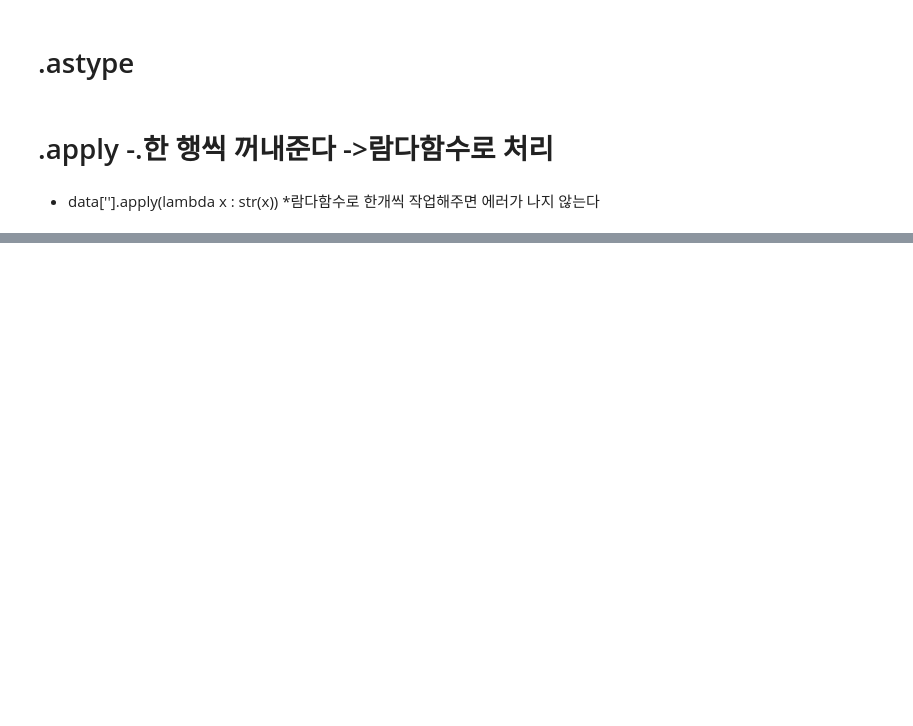
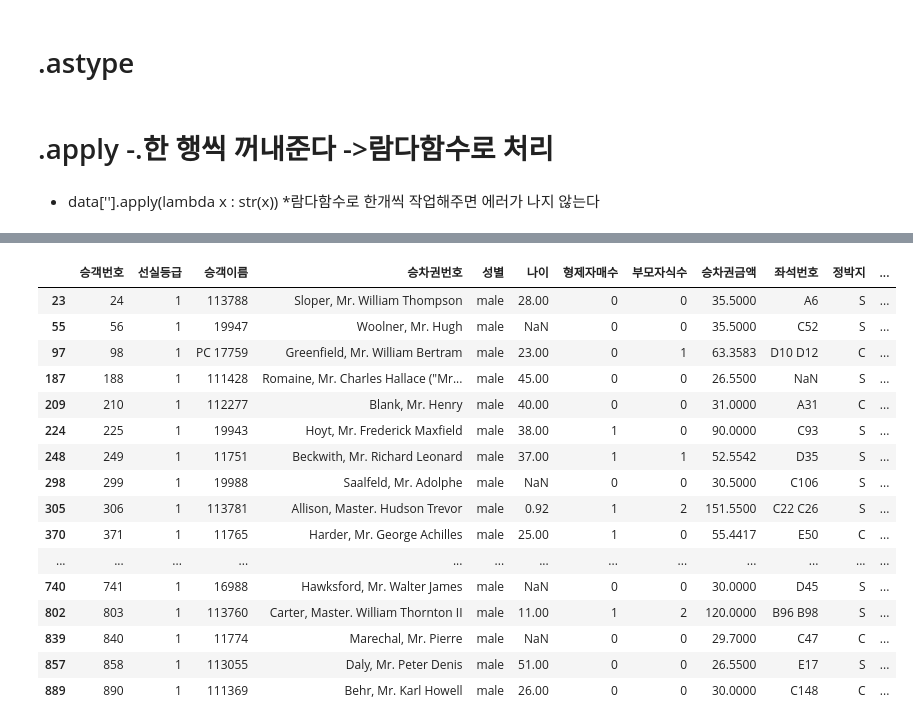
Before and after one commit to haezeong/fintech_service, a Jupyter notebook: 06_machine_learning/02_pandas_사용법.ipynb, the cells around one changed output, grey strips where cells are left out. Cells and saved outputs as stored; diff of their text form; code cells hidden in the pictures; blank space fills up the shorter version.

```diff
--- a/06_machine_learning/02_pandas_사용법.ipynb
+++ b/06_machine_learning/02_pandas_사용법.ipynb
@@ -1600,3 +1602,6 @@ data_1
 | 889 | 890 | Behr, Mr. Karl Howell | 1 | 111369 | male | 26.0 | 30.0000 | C148 | C | 1 | 0 | ... |
 | 890 | 891 | Dooley, Mr. Patrick | 3 | 370376 | male | 32.0 | 7.7500 | NaN | Q | 0 | 0 | ... |
 891 rows × 12 columns
+# %%
+data['승객번호'] = data['승객번호'].astype('str')
+data
@@ -1602,0 +1610,4 @@ data_1
+# %%
+data['승객번호'] = data['승객번호'].astype('float32')
+# %%
+data['승객번호'] = data['승객번호'].apply(lambda x: str(x))
@@ -1640,3 +1655,5 @@ memory usage: 69.7+ KB
 # %% [markdown]
 * data[''].apply(lambda x : str(x))
 *람다함수로 한개씩 작업해주면 에러가 나지 않는다
+# %%
+data['승객번호'] = data['승객번호'].apply(lambda x: float(x))
@@ -1642,0 +1732,21 @@ memory usage: 69.7+ KB
+# %%
+#성별이 남성이고, 선실등급1, 생존여부 1인 사람 찾기
+data[ (data['성별']=='male') &(data['선실등급'] == 1) & (data['생존여부']==1)]
+# %% [output]
+|  | 승객번호 | 선실등급 | 승객이름 | 승차권번호 | 성별 | 나이 | 형제자매수 | 부모자식수 | 승차권금액 | 좌석번호 | 정박지 | ... |
+| 23 | 24 | 1 | 113788 | Sloper, Mr. William Thompson | male | 28.00 | 0 | 0 | 35.5000 | A6 | S | ... |
+| 55 | 56 | 1 | 19947 | Woolner, Mr. Hugh | male | NaN | 0 | 0 | 35.5000 | C52 | S | ... |
+| 97 | 98 | 1 | PC 17759 | Greenfield, Mr. William Bertram | male | 23.00 | 0 | 1 | 63.3583 | D10 D12 | C | ... |
+| 187 | 188 | 1 | 111428 | Romaine, Mr. Charles Hallace ("Mr... | male | 45.00 | 0 | 0 | 26.5500 | NaN | S | ... |
+| 209 | 210 | 1 | 112277 | Blank, Mr. Henry | male | 40.00 | 0 | 0 | 31.0000 | A31 | C | ... |
+| 224 | 225 | 1 | 19943 | Hoyt, Mr. Frederick Maxfield | male | 38.00 | 1 | 0 | 90.0000 | C93 | S | ... |
+| 248 | 249 | 1 | 11751 | Beckwith, Mr. Richard Leonard | male | 37.00 | 1 | 1 | 52.5542 | D35 | S | ... |
+| 298 | 299 | 1 | 19988 | Saalfeld, Mr. Adolphe | male | NaN | 0 | 0 | 30.5000 | C106 | S | ... |
+| 305 | 306 | 1 | 113781 | Allison, Master. Hudson Trevor | male | 0.92 | 1 | 2 | 151.5500 | C22 C26 | S | ... |
+| 370 | 371 | 1 | 11765 | Harder, Mr. George Achilles | male | 25.00 | 1 | 0 | 55.4417 | E50 | C | ... |
+| ... | ... | ... | ... | ... | ... | ... | ... | ... | ... | ... | ... | ... |
+| 740 | 741 | 1 | 16988 | Hawksford, Mr. Walter James | male | NaN | 0 | 0 | 30.0000 | D45 | S | ... |
+| 802 | 803 | 1 | 113760 | Carter, Master. William Thornton II | male | 11.00 | 1 | 2 | 120.0000 | B96 B98 | S | ... |
+| 839 | 840 | 1 | 11774 | Marechal, Mr. Pierre | male | NaN | 0 | 0 | 29.7000 | C47 | C | ... |
+| 857 | 858 | 1 | 113055 | Daly, Mr. Peter Denis | male | 51.00 | 0 | 0 | 26.5500 | E17 | S | ... |
+| 889 | 890 | 1 | 111369 | Behr, Mr. Karl Howell | male | 26.00 | 0 | 0 | 30.0000 | C148 | C | ... |
```
Also changed, not shown: parts of 60 cells of this notebook, 1 other file.
